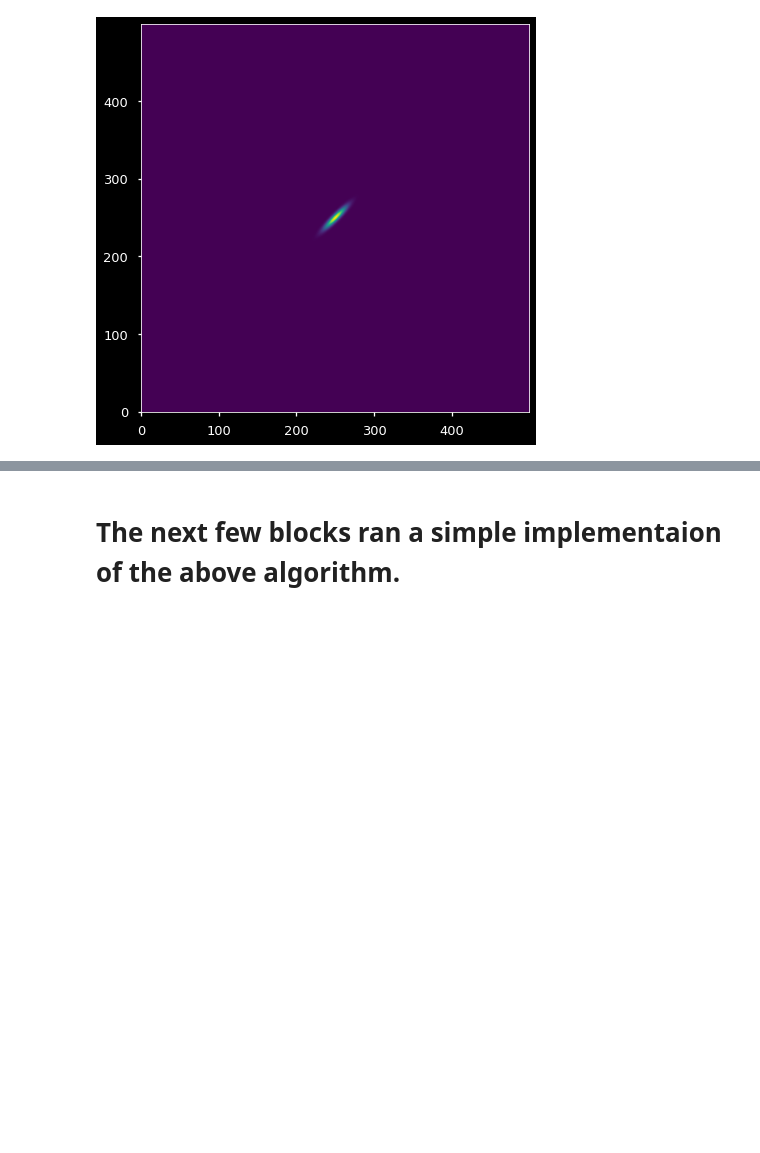
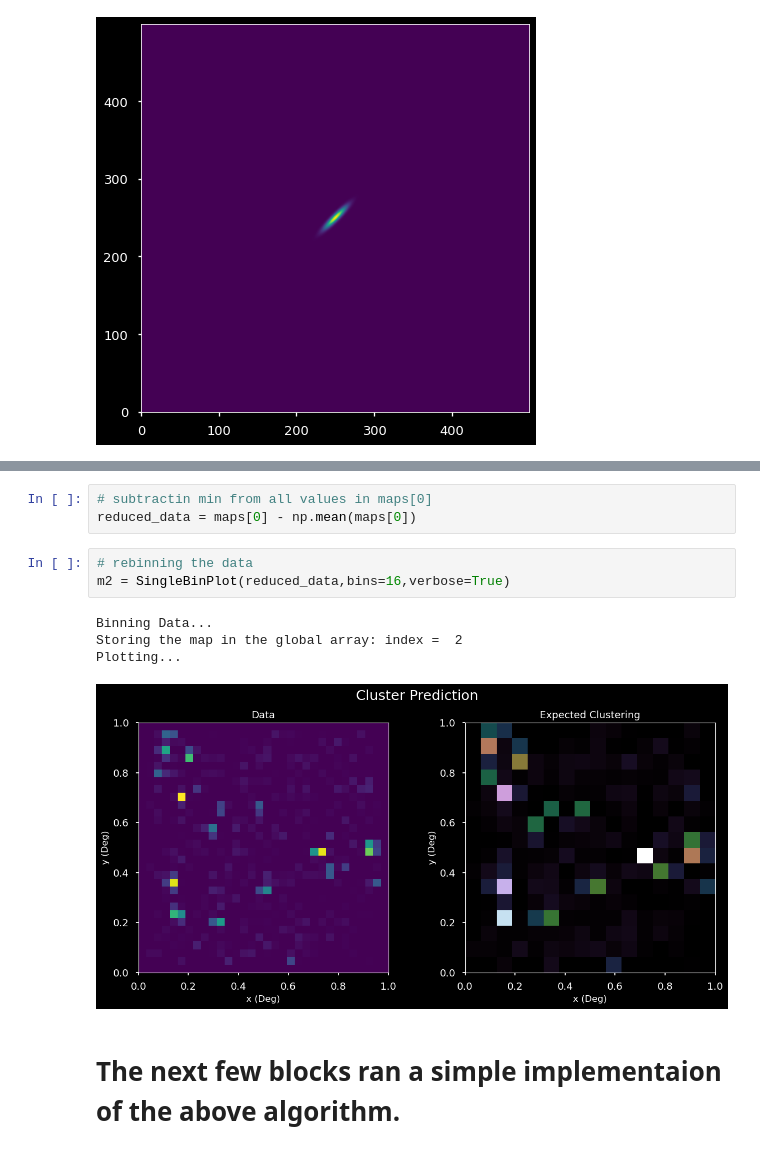
Before and after one commit to sparxastronomy/Cluster-Detection, a Jupyter notebook: test.ipynb, the cells around one changed output, grey strips where cells are left out. Drawn from its saved outputs; the diff is of its cells as text; blank space fills up the shorter version.

```diff
--- a/test.ipynb
+++ b/test.ipynb
@@ -185,3 +210,14 @@ SingleBinPlot(generated_sample,bins=32)
+# %%
+# subtractin min from all values in maps[0]
+reduced_data = maps[0] - np.mean(maps[0])
+# %%
+# rebinning the data
+m2 = SingleBinPlot(reduced_data,bins=16,verbose=True)
+# %% [output]
+Binning Data...
+Storing the map in the global array: index =  2
+Plotting...
+[figure, added]
 # %% [markdown]
 # The next few blocks ran a simple implementaion of the above algorithm.
 # %%
```
Also changed, not shown: parts of 6 cells of this notebook, 2 other files.
